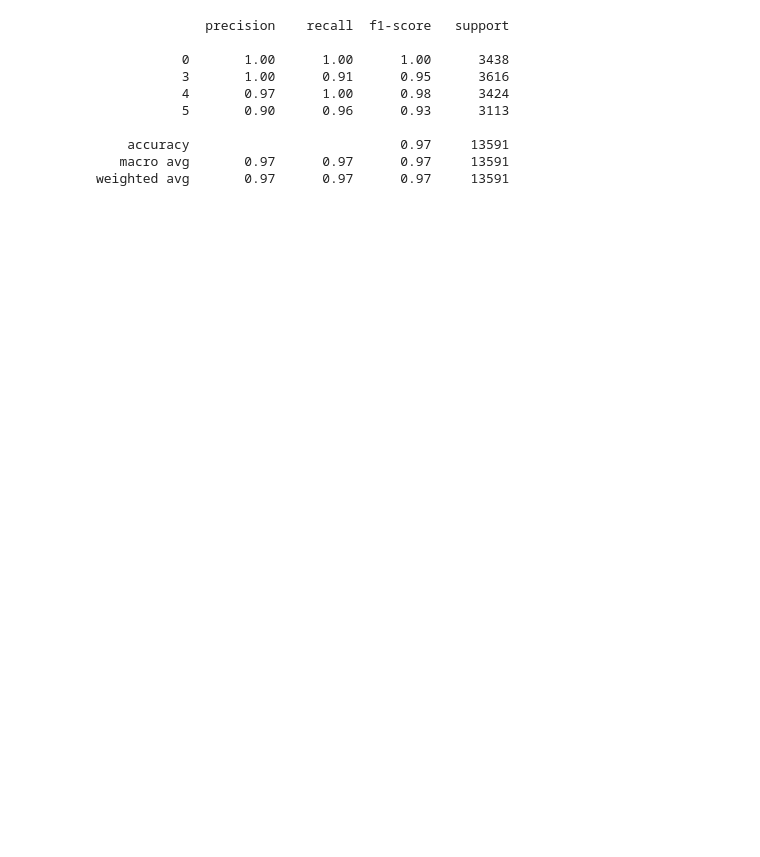
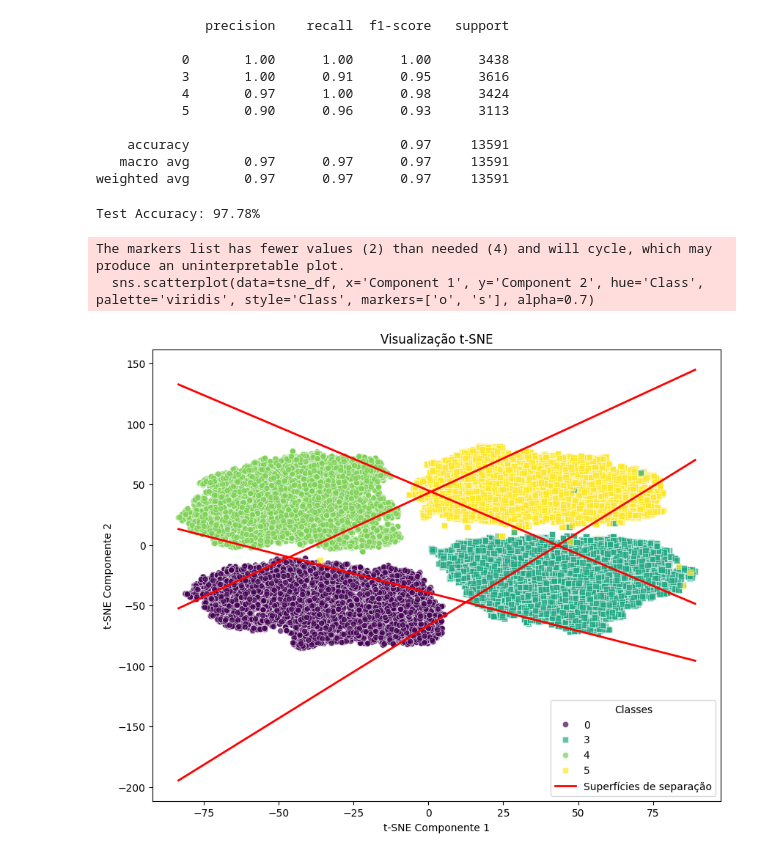
Before and after one commit to Kramp1/RNA, a Jupyter notebook: Perceptron_MNIST_4numbers.ipynb, the cells around one changed output. Drawn from its saved outputs; the diff is of its cells as text; code cells hidden in the pictures; blank space fills up the shorter version.

```diff
--- a/Perceptron_MNIST_4numbers.ipynb
+++ b/Perceptron_MNIST_4numbers.ipynb
@@ -201,3 +243,15 @@ print(report)
     accuracy                           0.97     13591
    macro avg       0.97      0.97      0.97     13591
 weighted avg       0.97      0.97      0.97     13591
+# %%
+perceptron_0_r = Regularized_Perceptron()
+perceptron_0_r.fit(X_train, y_train_0)
+
+perceptron_3_r = Regularized_Perceptron()
+perceptron_3_r.fit(X_train, y_train_3)
+
+perceptron_4_r = Regularized_Perceptron()
+perceptron_4_r.fit(X_train, y_train_4)
+
+perceptron_5_r = Regularized_Perceptron()
+perceptron_5_r.fit(X_train, y_train_5)
@@ -203,0 +269,53 @@ weighted avg       0.97      0.97      0.97     13591
+# %%
+from sklearn.metrics import classification_report, accuracy_score
+
+accuracy_r = accuracy_score(y_test, y_pred_r)
+print(f"Test Accuracy: {accuracy_r * 100:.2f}%")
+# %% [output]
+Test Accuracy: 97.78%
+# %%
+import seaborn as sns
+import matplotlib.pyplot as plt
+
+tsne_df = pd.DataFrame(X_tsne_combined, columns=['Component 1', 'Component 2'])
+tsne_df['Class'] = y_combined  # Add the class labels to the DataFrame
+
+# Create a scatter plot
+plt.figure(figsize=(10, 8))
+sns.scatterplot(data=tsne_df, x='Component 1', y='Component 2', hue='Class', palette='viridis', style='Class', markers=['o', 's'], alpha=0.7)
+
+slope_0_r = -1*perceptron_0_r.get_weights()[0]/perceptron_0_r.get_weights()[1]
+intercept_0_r = -1 * perceptron_0_r.get_bias()/perceptron_0_r.get_weights()[1]
+
+x_values = np.linspace(tsne_df['Component 1'].min(), tsne_df['Component 1'].max(), 100)
+y_values_0_r = slope_0_r * x_values + intercept_0_r  # Calculate corresponding y values
+
+slope_3_r = -1*perceptron_3_r.get_weights()[0]/perceptron_3_r.get_weights()[1]
+intercept_3_r = -1 * perceptron_3_r.get_bias()/perceptron_3_r.get_weights()[1]
+
+y_values_3_r = slope_3_r * x_values + intercept_3_r  # Calculate corresponding y values
+
+slope_4_r = -1*perceptron_4_r.get_weights()[0]/perceptron_4_r.get_weights()[1]
+intercept_4_r = -1 * perceptron_4_r.get_bias()/perceptron_4_r.get_weights()[1]
+
+y_values_4_r = slope_4_r * x_values + intercept_4_r  # Calculate corresponding y values
+
+slope_5_r = -1*perceptron_5_r.get_weights()[0]/perceptron_5_r.get_weights()[1]
+intercept_5_r = -1 * perceptron_5_r.get_bias()/perceptron_5_r.get_weights()[1]
+
+y_values_5_r = slope_5_r * x_values + intercept_5_r  # Calculate corresponding y values
+
+# Plot the line
+plt.plot(x_values, y_values_0, color='red', linestyle='-', linewidth=2, label='')
+plt.plot(x_values, y_values_3, color='red', linestyle='-', linewidth=2, label='')
+plt.plot(x_values, y_values_4, color='red', linestyle='-', linewidth=2, label='')
+plt.plot(x_values, y_values_5, color='red', linestyle='-', linewidth=2, label='Superfícies de separação')
+plt.title('Visualização t-SNE')
+plt.xlabel('t-SNE Componente 1')
+plt.ylabel('t-SNE Componente 2')
+plt.legend(title='Classes')
+plt.show()
+# %% [output]
+The markers list has fewer values (2) than needed (4) and will cycle, which may produce an uninterpretable plot.
+  sns.scatterplot(data=tsne_df, x='Component 1', y='Component 2', hue='Class', palette='viridis', style='Class', markers=['o', 's'], alpha=0.7)
+[figure, added]
```
Also changed, not shown: parts of 6 cells of this notebook.
